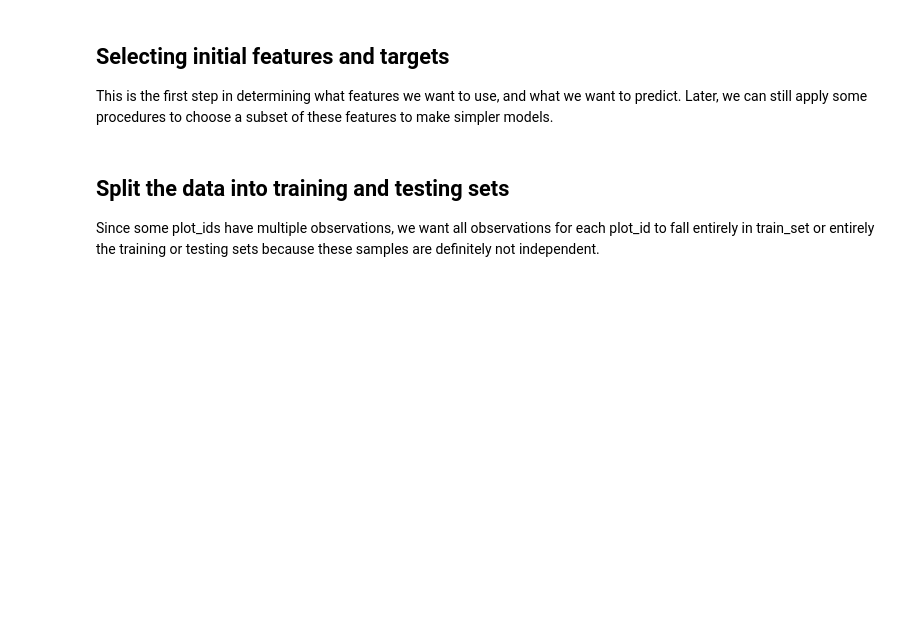
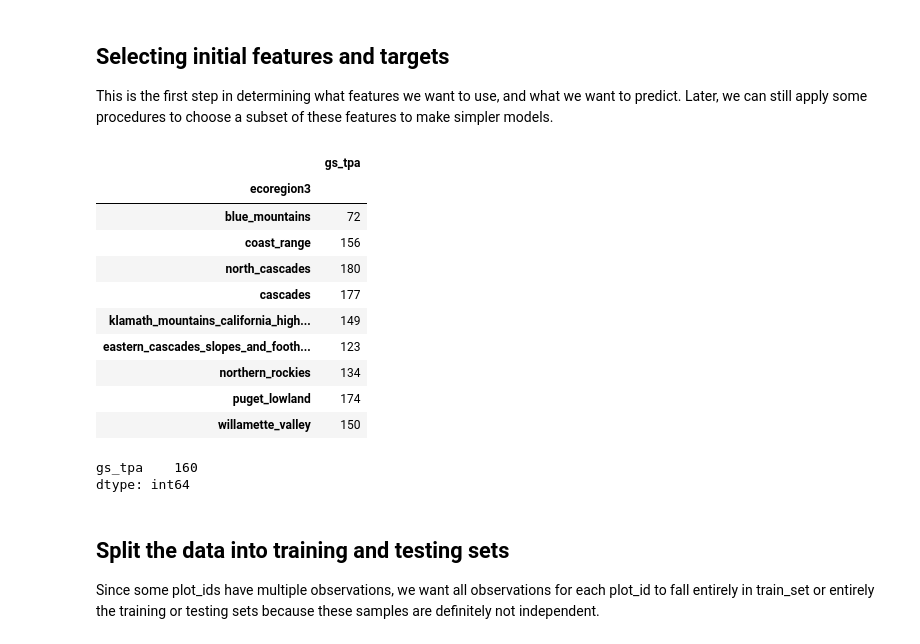
Before and after one commit to Ecotrust/ForestMapping, a Jupyter notebook: notebooks/15E_Fitting sklearn Models for Growing Stock TPA.ipynb, the cells around one changed output. Drawn from its saved outputs; the diff is of its cells as text; code cells hidden in the pictures; blank space fills up the shorter version.

```diff
--- a/notebooks/15E_Fitting sklearn Models for Growing Stock TPA.ipynb
+++ b/notebooks/15E_Fitting sklearn Models for Growing Stock TPA.ipynb
@@ -224,6 +224,27 @@ This is the first step in determining what features we want to use, and what we
 # %%
 X_COLS = USE_LIDAR_COLS + ['ecoregion3']
 Y_COLS = ['gs_tpa']
+# %%
+USE_REGIONS = ['blue_mountains', 'coast_range', 'north_cascades', 'cascades',
+               'klamath_mountains_california_high_north_coast_range',
+               'eastern_cascades_slopes_and_foothills', 'northern_rockies',
+               'puget_lowland', 'willamette_valley']
+display(df.groupby('ecoregion3')[Y_COLS].mean().round(0).astype(int).loc[USE_REGIONS])
+display(df[Y_COLS].mean().round(0).astype(int))
+# %% [output]
+|  | gs_tpa |
+| ecoregion3 |  |
+| blue_mountains | 72 |
+| coast_range | 156 |
+| north_cascades | 180 |
+| cascades | 177 |
+| klamath_mountains_california_high... | 149 |
+| eastern_cascades_slopes_and_footh... | 123 |
+| northern_rockies | 134 |
+| puget_lowland | 174 |
+| willamette_valley | 150 |
+gs_tpa    160
+dtype: int64
 # %% [markdown]
 ## Split the data into training and testing sets
 Since some plot_ids have multiple observations, we want all observations for each plot_id to fall entirely in train_set or entirely the training or testing sets because these samples are definitely not independent.
```
Also changed, not shown: parts of 8 cells of this notebook, 8 other files.
